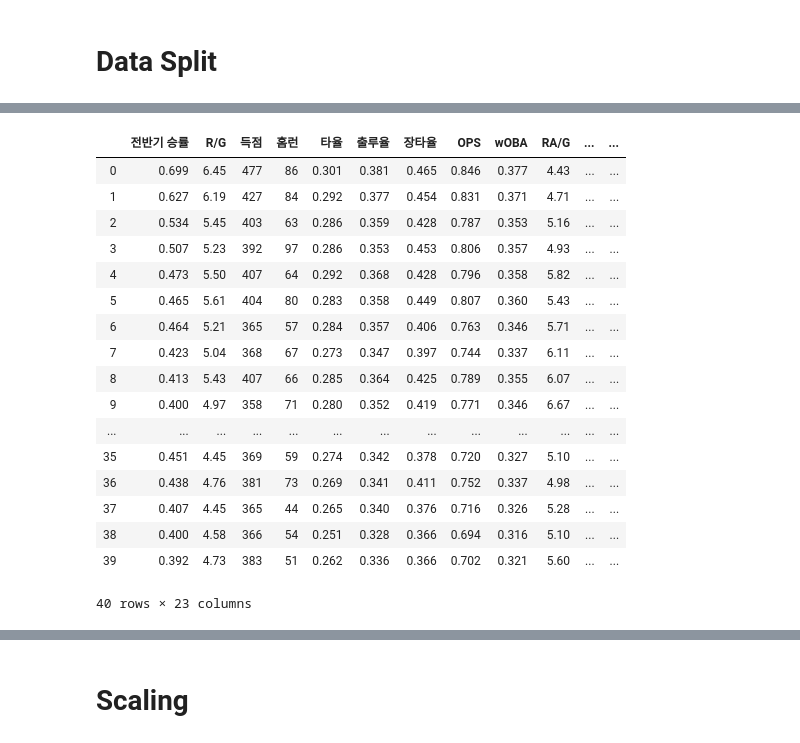
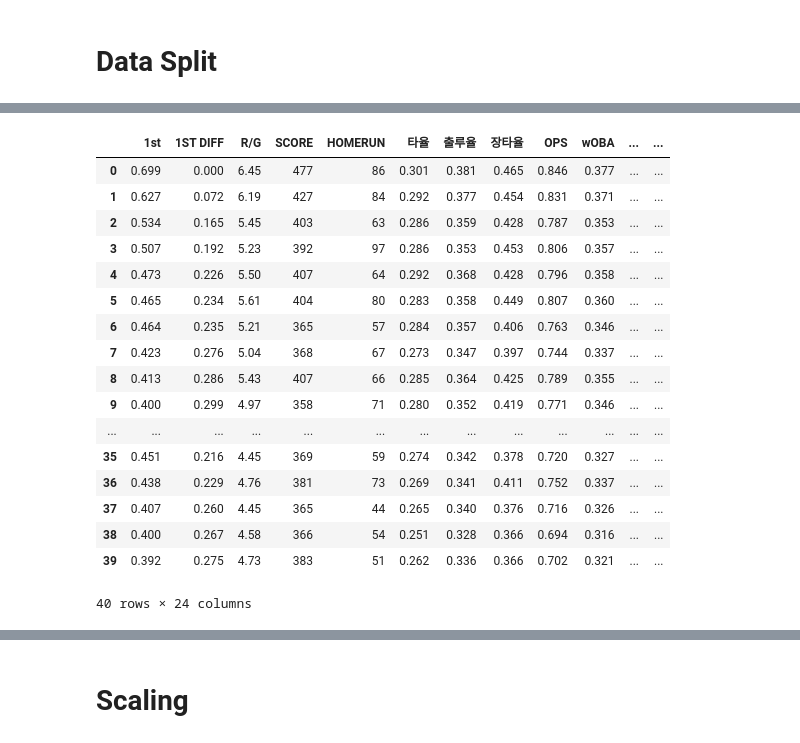
Before and after one commit to Hoesung-Jung/2020_BigContest, a Jupyter notebook: personal directory/kimjh5182/Learning Practice.ipynb, the cells around one changed output, grey strips where cells are left out. Drawn from its saved outputs; the diff is of its cells as text; code cells hidden in the pictures.

```diff
--- a/personal directory/kimjh5182/Learning Practice.ipynb
+++ b/personal directory/kimjh5182/Learning Practice.ipynb
@@ -47,25 +83,25 @@ Name: 전후반기승률차Y, dtype: float64
 # %%
-del df['도루']; del df['볼넷%']; del df['삼진%']; del df['BABIP']; del df['후반기 승률']
+del df['STEAL']; del df['4BALL%']; del df['KKOUT3']; del df['BABIP']; del df['2ND']
 df
 # %% [output]
-|  | 전반기 승률 | R/G | 득점 | 홈런 | 타율 | 출루율 | 장타율 | OPS | wOBA | RA/G | ... | ... |
-| 0 | 0.699 | 6.45 | 477 | 86 | 0.301 | 0.381 | 0.465 | 0.846 | 0.377 | 4.43 | ... | ... |
-| 1 | 0.627 | 6.19 | 427 | 84 | 0.292 | 0.377 | 0.454 | 0.831 | 0.371 | 4.71 | ... | ... |
-| 2 | 0.534 | 5.45 | 403 | 63 | 0.286 | 0.359 | 0.428 | 0.787 | 0.353 | 5.16 | ... | ... |
-| 3 | 0.507 | 5.23 | 392 | 97 | 0.286 | 0.353 | 0.453 | 0.806 | 0.357 | 4.93 | ... | ... |
-| 4 | 0.473 | 5.50 | 407 | 64 | 0.292 | 0.368 | 0.428 | 0.796 | 0.358 | 5.82 | ... | ... |
-| 5 | 0.465 | 5.61 | 404 | 80 | 0.283 | 0.358 | 0.449 | 0.807 | 0.360 | 5.43 | ... | ... |
-| 6 | 0.464 | 5.21 | 365 | 57 | 0.284 | 0.357 | 0.406 | 0.763 | 0.346 | 5.71 | ... | ... |
-| 7 | 0.423 | 5.04 | 368 | 67 | 0.273 | 0.347 | 0.397 | 0.744 | 0.337 | 6.11 | ... | ... |
-| 8 | 0.413 | 5.43 | 407 | 66 | 0.285 | 0.364 | 0.425 | 0.789 | 0.355 | 6.07 | ... | ... |
-| 9 | 0.400 | 4.97 | 358 | 71 | 0.280 | 0.352 | 0.419 | 0.771 | 0.346 | 6.67 | ... | ... |
+|  | 1st | 1ST DIFF | R/G | SCORE | HOMERUN | 타율 | 출루율 | 장타율 | OPS | wOBA | ... | ... |
+| 0 | 0.699 | 0.000 | 6.45 | 477 | 86 | 0.301 | 0.381 | 0.465 | 0.846 | 0.377 | ... | ... |
+| 1 | 0.627 | 0.072 | 6.19 | 427 | 84 | 0.292 | 0.377 | 0.454 | 0.831 | 0.371 | ... | ... |
+| 2 | 0.534 | 0.165 | 5.45 | 403 | 63 | 0.286 | 0.359 | 0.428 | 0.787 | 0.353 | ... | ... |
+| 3 | 0.507 | 0.192 | 5.23 | 392 | 97 | 0.286 | 0.353 | 0.453 | 0.806 | 0.357 | ... | ... |
+| 4 | 0.473 | 0.226 | 5.50 | 407 | 64 | 0.292 | 0.368 | 0.428 | 0.796 | 0.358 | ... | ... |
+| 5 | 0.465 | 0.234 | 5.61 | 404 | 80 | 0.283 | 0.358 | 0.449 | 0.807 | 0.360 | ... | ... |
+| 6 | 0.464 | 0.235 | 5.21 | 365 | 57 | 0.284 | 0.357 | 0.406 | 0.763 | 0.346 | ... | ... |
+| 7 | 0.423 | 0.276 | 5.04 | 368 | 67 | 0.273 | 0.347 | 0.397 | 0.744 | 0.337 | ... | ... |
+| 8 | 0.413 | 0.286 | 5.43 | 407 | 66 | 0.285 | 0.364 | 0.425 | 0.789 | 0.355 | ... | ... |
+| 9 | 0.400 | 0.299 | 4.97 | 358 | 71 | 0.280 | 0.352 | 0.419 | 0.771 | 0.346 | ... | ... |
 | ... | ... | ... | ... | ... | ... | ... | ... | ... | ... | ... | ... | ... |
-| 35 | 0.451 | 4.45 | 369 | 59 | 0.274 | 0.342 | 0.378 | 0.720 | 0.327 | 5.10 | ... | ... |
-| 36 | 0.438 | 4.76 | 381 | 73 | 0.269 | 0.341 | 0.411 | 0.752 | 0.337 | 4.98 | ... | ... |
-| 37 | 0.407 | 4.45 | 365 | 44 | 0.265 | 0.340 | 0.376 | 0.716 | 0.326 | 5.28 | ... | ... |
-| 38 | 0.400 | 4.58 | 366 | 54 | 0.251 | 0.328 | 0.366 | 0.694 | 0.316 | 5.10 | ... | ... |
-| 39 | 0.392 | 4.73 | 383 | 51 | 0.262 | 0.336 | 0.366 | 0.702 | 0.321 | 5.60 | ... | ... |
+| 35 | 0.451 | 0.216 | 4.45 | 369 | 59 | 0.274 | 0.342 | 0.378 | 0.720 | 0.327 | ... | ... |
+| 36 | 0.438 | 0.229 | 4.76 | 381 | 73 | 0.269 | 0.341 | 0.411 | 0.752 | 0.337 | ... | ... |
+| 37 | 0.407 | 0.260 | 4.45 | 365 | 44 | 0.265 | 0.340 | 0.376 | 0.716 | 0.326 | ... | ... |
+| 38 | 0.400 | 0.267 | 4.58 | 366 | 54 | 0.251 | 0.328 | 0.366 | 0.694 | 0.316 | ... | ... |
+| 39 | 0.392 | 0.275 | 4.73 | 383 | 51 | 0.262 | 0.336 | 0.366 | 0.702 | 0.321 | ... | ... |
-40 rows × 23 columns
+40 rows × 24 columns
 # %%
 x_data = df.values[:, 0:22]
 x_data
```
Also changed, not shown: parts of 11 cells of this notebook.
